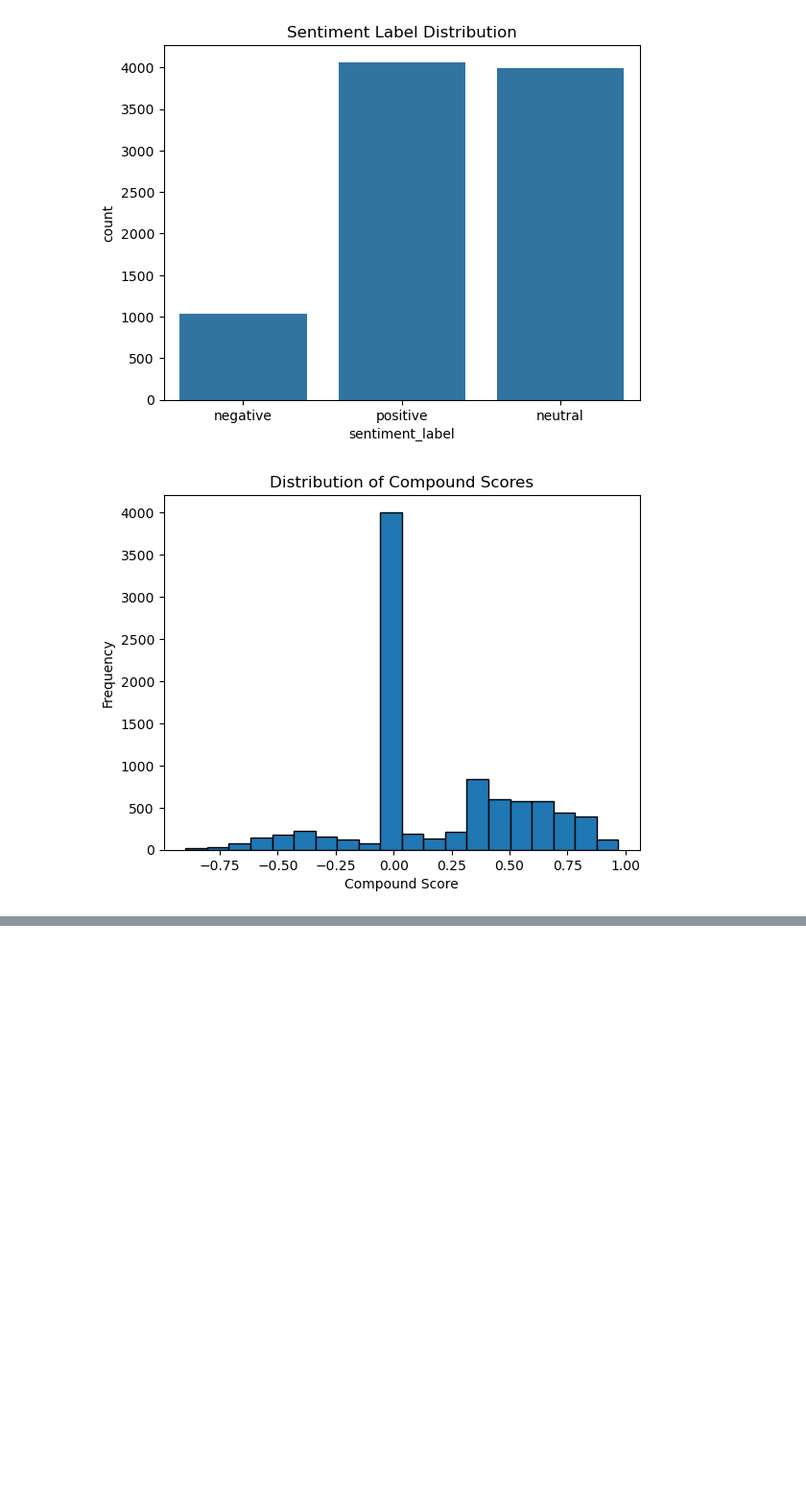
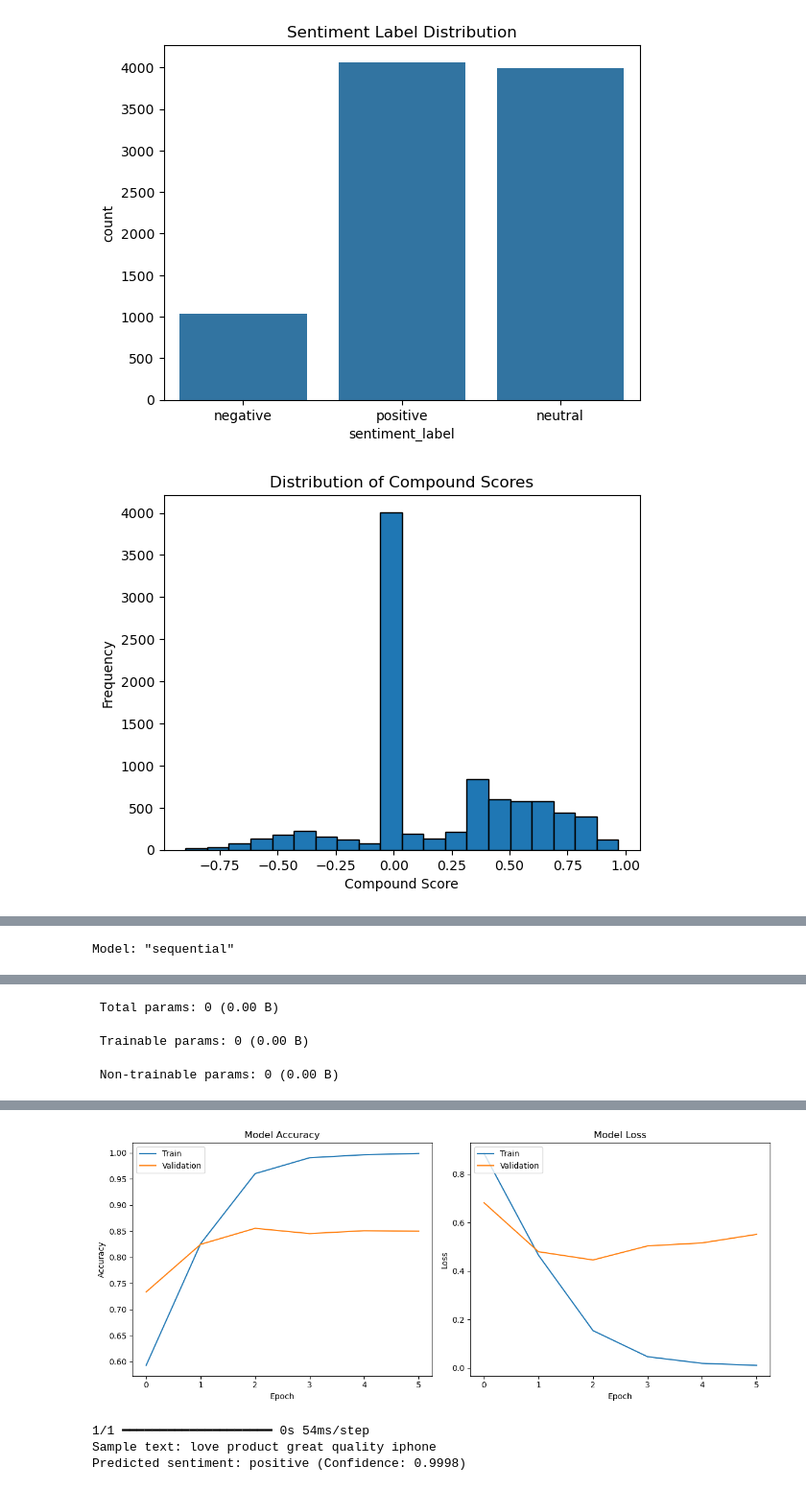
Before and after one commit to Sego-Mich/group_1_phase_4_project, a Jupyter notebook: Phase4.Max.ipynb, the cells around one changed output, grey strips where cells are left out. Shown at 96% size. Cells and saved outputs as stored; diff of their text form; code cells hidden in the pictures; blank space fills up the shorter version.

```diff
--- a/Phase4.Max.ipynb
+++ b/Phase4.Max.ipynb
@@ -143,7 +162,8 @@ def preprocess_text(text):
     lemmatized_tokens = [lemmatizer.lemmatize(token) for token in filtered_tokens]
     return lemmatized_tokens
 # %%
-data['cleaned_text'] = data['tweet_text'].apply(preprocess_text)
+data = data.copy()
+data.loc[:, 'cleaned_text'] = data['tweet_text'].apply(preprocess_text)
 print(data[['tweet_text', 'cleaned_text']].head())
 # %% [output]
                                           tweet_text  \
@@ -450,0 +637,65 @@ Accuracy: 0.8563049853372434
+# %%
+#Step 5: Prediction function
+def predict_sentiment(model, text, word_to_idx, max_sequence_length, label_encoder):
+    """Predict sentiment for new text."""
+    # Assuming text is already cleaned and tokenized like your input data
+    # Convert to sequence
+    sequence = [word_to_idx.get(word, 0) for word in text]  # Use 0 for unknown words
+    # Pad the sequence
+    padded_sequence = pad_sequences([sequence], maxlen=max_sequence_length, padding='post')
+
+    # Make prediction
+    prediction = model.predict(padded_sequence)[0]
+
+    # Interpret prediction based on model type
+    if isinstance(prediction, (list, np.ndarray)) and len(prediction) > 1:
+        # Multi-class case
+        predicted_class_index = np.argmax(prediction)
+        confidence = prediction[predicted_class_index]
+    else:
+        # Binary case
+        predicted_class_index = 1 if prediction >= 0.5 else 0
+        confidence = prediction if prediction >= 0.5 else 1 - prediction
+
+    predicted_sentiment = label_encoder.inverse_transform([predicted_class_index])[0]
+
+    return predicted_sentiment, confidence
+
+# Main execution
+def main():
+    # Load data (or use our sample for demonstration)
+    data_n = create_sample_df(data)
+
+    # Prepare data
+    X, y, word_to_idx, max_sequence_length, label_encoder, num_classes = prepare_data_for_model(data)
+
+    # Split into training and test sets
+    X_train, X_test, y_train, y_test = train_test_split(X, y, test_size=0.2, random_state=42)
+
+    # Build model
+    vocab_size = len(word_to_idx)
+    embedding_dim = 50  # Can be tuned
+    model = build_sentiment_model(vocab_size, embedding_dim, max_sequence_length, num_classes)
+    print(model.summary())
+
+    # Train and evaluate
+    history = train_evaluate_model(model, X_train, y_train, X_test, y_test)
+
+    # Plot training history
+    plot_training_history(history)
+
+    # Example prediction
+    sample_text = ["love", "product", "great", "quality","iphone"]
+    sentiment, confidence = predict_sentiment(
+        model, sample_text, word_to_idx, max_sequence_length, label_encoder
+    )
+    print(f"Sample text: {' '.join(sample_text)}")
+    print(f"Predicted sentiment: {sentiment} (Confidence: {confidence:.4f})")
+
+    # Save the model if needed
+    # model.save('sentiment_model.h5')
+
+if __name__ == "__main__":
+    main()
+# %% [output]
+Model: "sequential"
@@ -450,0 +715,3 @@ Accuracy: 0.8563049853372434
+ Total params: 0 (0.00 B)
+ Trainable params: 0 (0.00 B)
+ Non-trainable params: 0 (0.00 B)
@@ -450,0 +733,4 @@ Accuracy: 0.8563049853372434
+[figure, added]
+1/1 ━━━━━━━━━━━━━━━━━━━━ 0s 54ms/step
+Sample text: love product great quality iphone
+Predicted sentiment: positive (Confidence: 0.9998)
```
Also changed, not shown: parts of 37 cells of this notebook.
